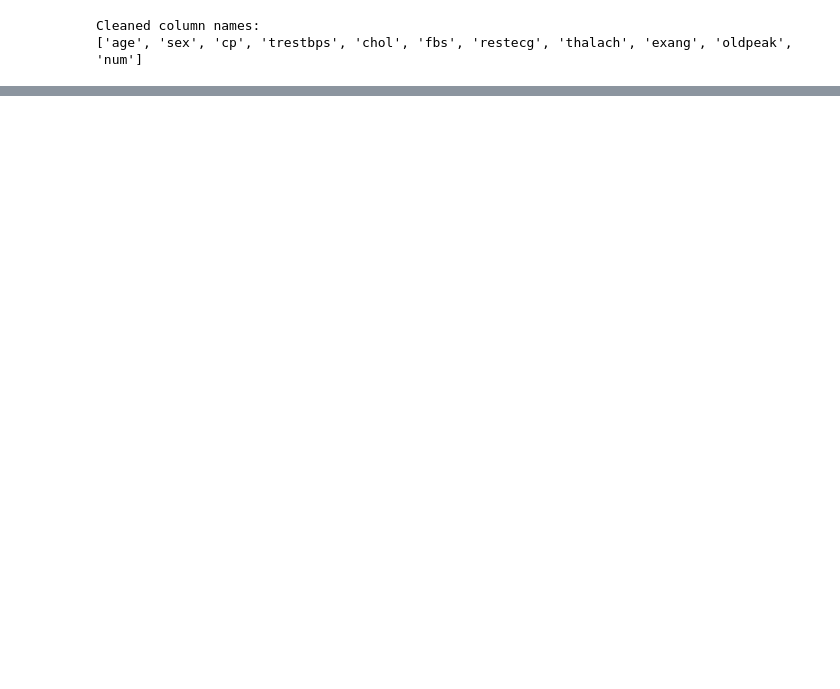
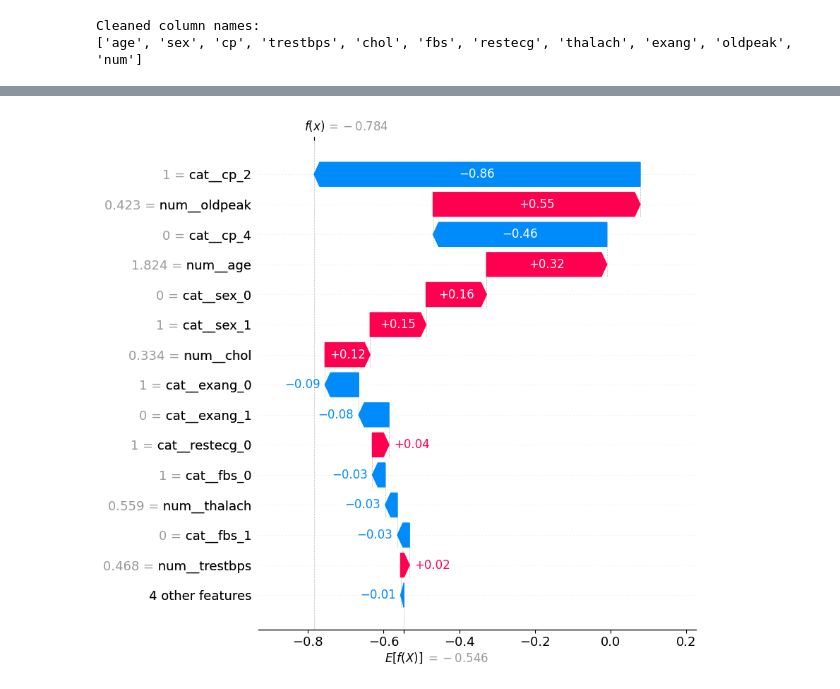
Before and after one commit to nirrahav/heart-attack-prediction-, a Jupyter notebook: heart-attack-prediction.ipynb, the cells around one changed output, grey strips where cells are left out. Saved outputs shown, nothing was run; the diff lists cells and outputs as text; code cells hidden in the pictures; blank space fills up the shorter version.

```diff
--- a/heart-attack-prediction.ipynb
+++ b/heart-attack-prediction.ipynb
@@ -150,0 +483,8 @@ Baseline accuracy: 0.639
+# %%
+# ==========================================
+# 8) Single-instance explanation (waterfall)
+# ==========================================
+i = 0  # choose any index from 0..len(X_test)-1
+shap.plots.waterfall(shap_values[i], max_display=15)
+# %% [output]
+[figure, added]
```
Also changed, not shown: parts of 26 cells of this notebook.
